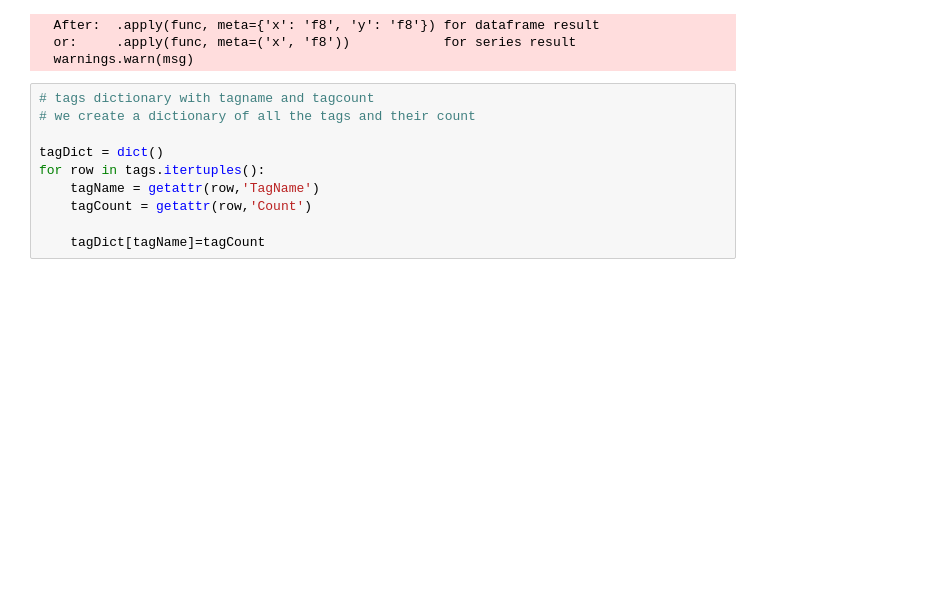
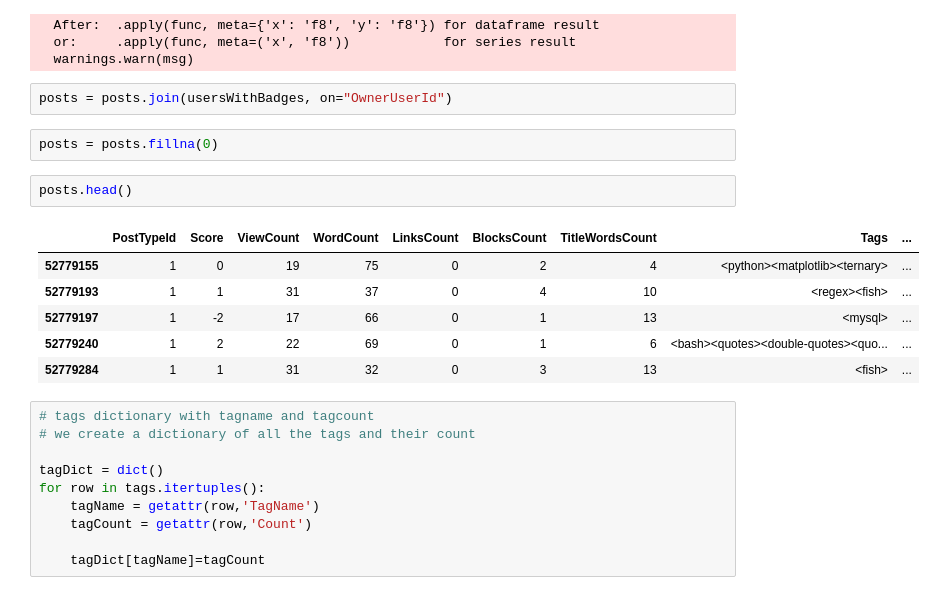
Before and after one commit to tabsoverspaces/bigdata_project, a Jupyter notebook: posts_features_copy.ipynb, the cells around one changed output. Saved outputs shown, nothing was run; the diff lists cells and outputs as text; blank space fills up the shorter version.

```diff
--- a/posts_features_copy.ipynb
+++ b/posts_features_copy.ipynb
@@ -81,6 +114,19 @@ posts = posts.drop('hasBounty', axis=1)
   After:  .apply(func, meta={'x': 'f8', 'y': 'f8'}) for dataframe result
   or:     .apply(func, meta=('x', 'f8'))            for series result
   warnings.warn(msg)
+# %%
+posts = posts.join(usersWithBadges, on="OwnerUserId")
+# %%
+posts = posts.fillna(0)
+# %%
+posts.head()
+# %% [output]
+|  | PostTypeId | Score | ViewCount | WordCount | LinksCount | BlocksCount | TitleWordsCount | Tags | ... |
+| 52779155 | 1 | 0 | 19 | 75 | 0 | 2 | 4 | <python><matplotlib><ternary> | ... |
+| 52779193 | 1 | 1 | 31 | 37 | 0 | 4 | 10 | <regex><fish> | ... |
+| 52779197 | 1 | -2 | 17 | 66 | 0 | 1 | 13 | <mysql> | ... |
+| 52779240 | 1 | 2 | 22 | 69 | 0 | 1 | 6 | <bash><quotes><double-quotes><quo... | ... |
+| 52779284 | 1 | 1 | 31 | 32 | 0 | 3 | 13 | <fish> | ... |
 # %%
 # tags dictionary with tagname and tagcount
 # we create a dictionary of all the tags and their count
```
Also changed, not shown: parts of 16 cells of this notebook.
